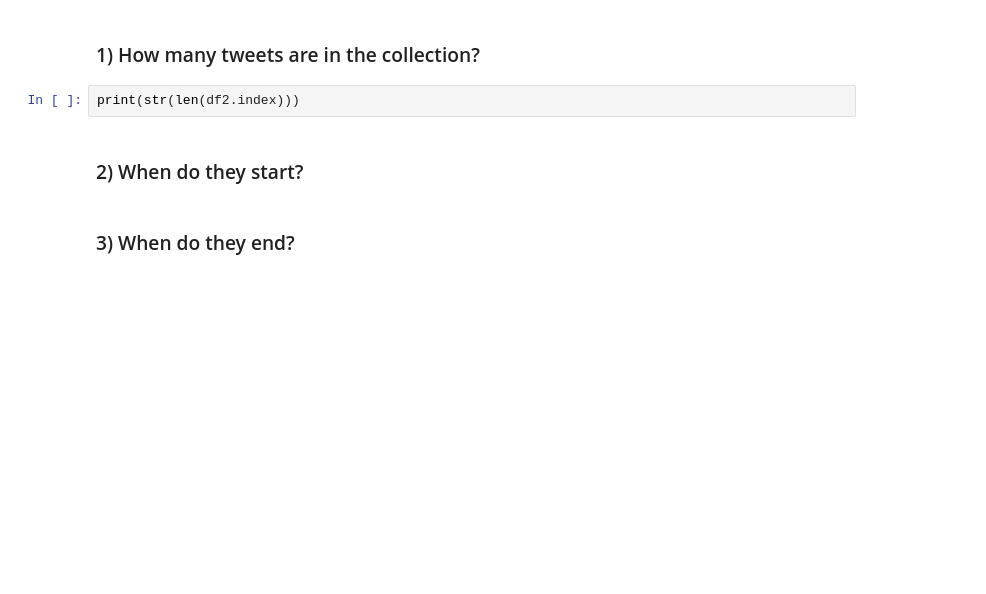
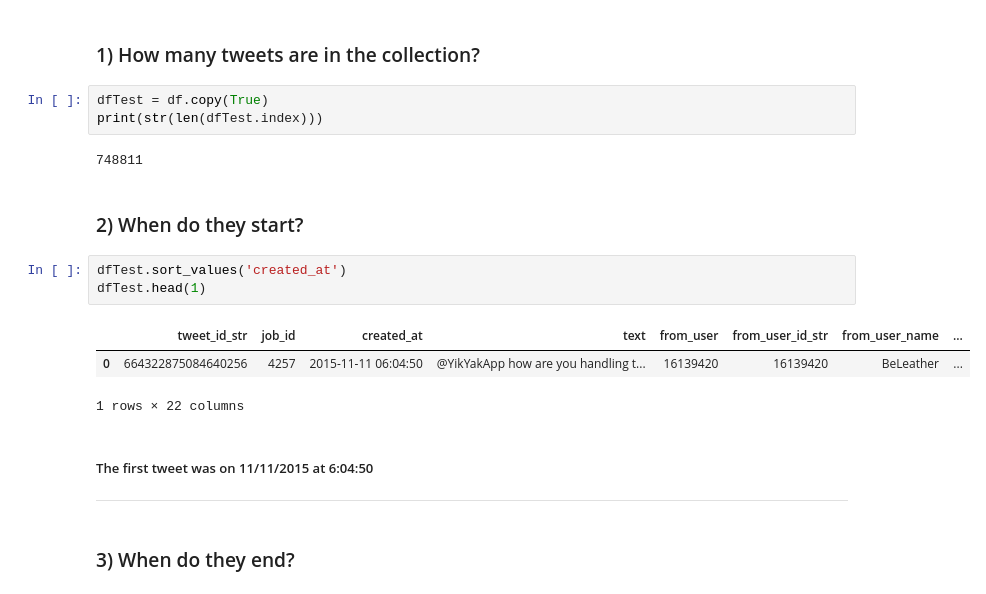
Before and after one commit to tscully49/Twitter_Data, a Jupyter notebook: Final.ipynb, the cells around one changed output. Saved outputs shown, nothing was run; the diff lists cells and outputs as text; blank space fills up the shorter version.

```diff
--- a/Final.ipynb
+++ b/Final.ipynb
@@ -61,9 +68,23 @@ df2 = pd.read_csv(csv_file, dtype=types, parse_dates=['created_at'])
 ## Descriptive Statistics
 # %% [markdown]
 ### 1) How many tweets are in the collection?
-# %%
-print(str(len(df2.index)))
+# %%
+dfTest = df.copy(True)
+print(str(len(dfTest.index)))
+# %% [output]
+748811
 # %% [markdown]
 ### 2) When do they start?
+# %%
+dfTest.sort_values('created_at')
+dfTest.head(1)
+# %% [output]
+|  | tweet_id_str | job_id | created_at | text | from_user | from_user_id_str | from_user_name | ... |
+| 0 | 664322875084640256 | 4257 | 2015-11-11 06:04:50 | @YikYakApp how are you handling t... | 16139420 | 16139420 | BeLeather | ... |
+1 rows × 22 columns
+# %% [markdown]
+##### The first tweet was on 11/11/2015 at 6:04:50
+
+___
 # %% [markdown]
 ### 3) When do they end?
```
Also changed, not shown: parts of 9 cells of this notebook.
